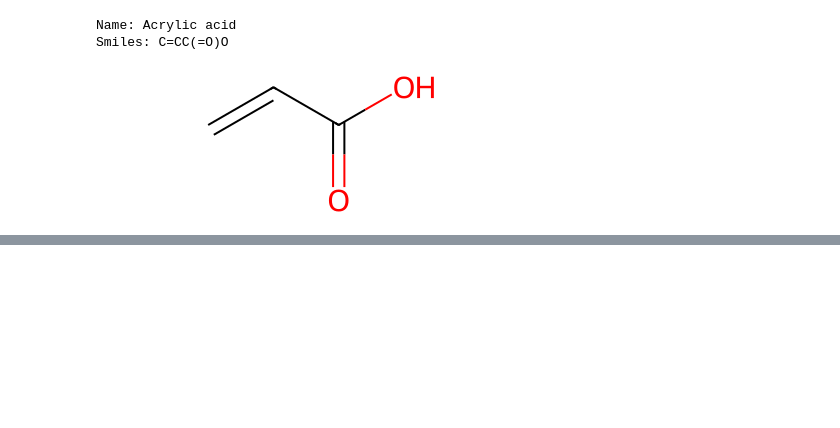
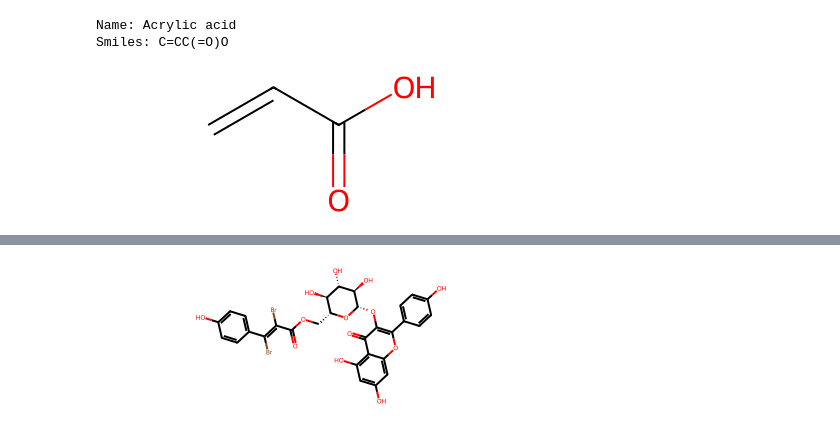
Before and after one commit to gabrielogia/Pipeline, a Jupyter notebook: pipeline_box_pubchem.ipynb, the cells around one changed output, grey strips where cells are left out. Cells and saved outputs as stored; diff of their text form; code cells hidden in the pictures; blank space fills up the shorter version.

Commit message:
adding new replacement to br

```diff
--- a/pipeline_box_pubchem.ipynb
+++ b/pipeline_box_pubchem.ipynb
@@ -75,0 +74,34 @@ Smiles: C=CC(=O)OCCO
+# %%
+def replace_first_cce(smiles):
+    mol = Chem.MolFromSmiles(smiles)
+    if mol is None:
+        raise ValueError("Invalid SMILES string")
+
+    # Find the first C=C double bond
+    for bond in mol.GetBonds():
+        if bond.GetBondType() == Chem.BondType.DOUBLE:
+            atom1 = bond.GetBeginAtom()
+            atom2 = bond.GetEndAtom()
+            if atom1.GetSymbol() == 'C' and atom2.GetSymbol() == 'C':
+                # Instead of SMILES replacement, modify the molecule
+                mol = Chem.RWMol(mol)
+                bond.SetBondType(Chem.BondType.SINGLE)
+                # Add Br atoms
+                br1 = mol.AddAtom(Chem.Atom('Br'))
+                br2 = mol.AddAtom(Chem.Atom('Br'))
+                mol.AddBond(atom1.GetIdx(), br1, Chem.BondType.SINGLE)
+                mol.AddBond(atom2.GetIdx(), br2, Chem.BondType.SINGLE)
+                return Chem.MolToSmiles(mol)
+
+    return smiles  # No double bond found, return original
+
+fixed_monomer_1 = smlA
+fixed_monomer_2 = smlB
+# %%
+# Fix the fixed monomers smiles to bromo form
+fixed1_bromo = replace_first_cce(fixed_monomer_1)
+fixed2_bromo = replace_first_cce(fixed_monomer_2)
+mB = Chem.MolFromSmiles(fixed2_bromo)
+mB
+# %% [output]
+[figure, added]
```
Also changed, not shown: parts of 10 cells of this notebook.
